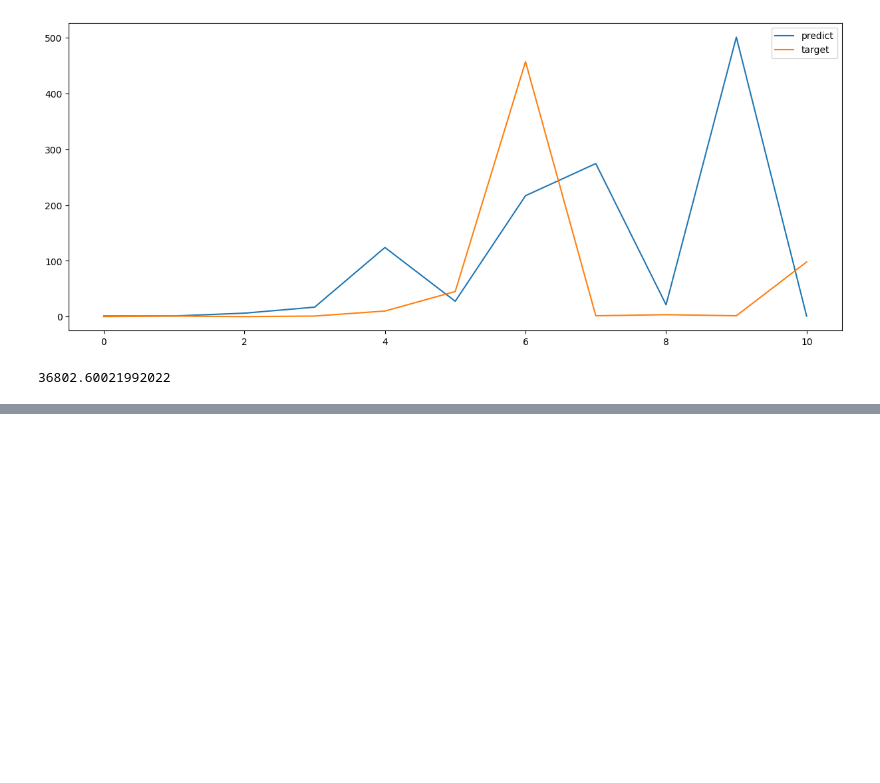
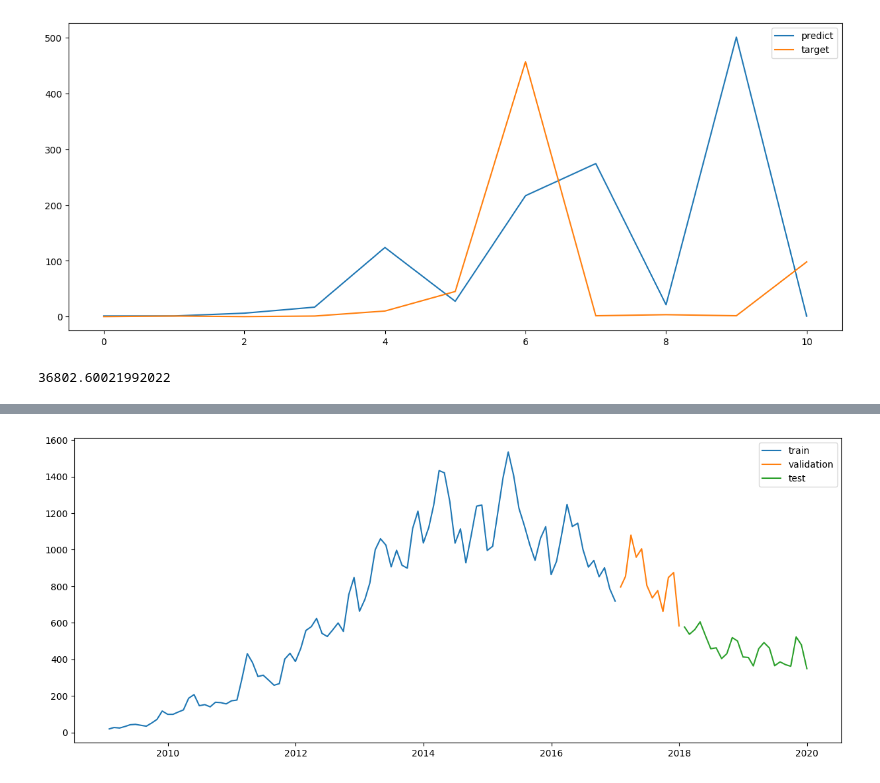
Before and after one commit to MateusVasc/atividades-pet-ciencia-de-dados, a Jupyter notebook: atividades/segunda_fase/atividade_3.ipynb, the cells around one changed output, grey strips where cells are left out. Drawn from its saved outputs; the diff is of its cells as text; code cells hidden in the pictures; blank space fills up the shorter version.

```diff
--- a/atividades/segunda_fase/atividade_3.ipynb
+++ b/atividades/segunda_fase/atividade_3.ipynb
@@ -463,0 +595,8 @@ MSE(y_test, prev_test)
+# %%
+plt.plot(train_matlab, label = 'train')
+plt.plot(val_matlab, label = 'validation')
+plt.plot(test_matlab, label = 'test')
+plt.legend(loc = 'best')
+plt.show()
+# %% [output]
+[figure, added]
```
Also changed, not shown: parts of 62 cells of this notebook.
